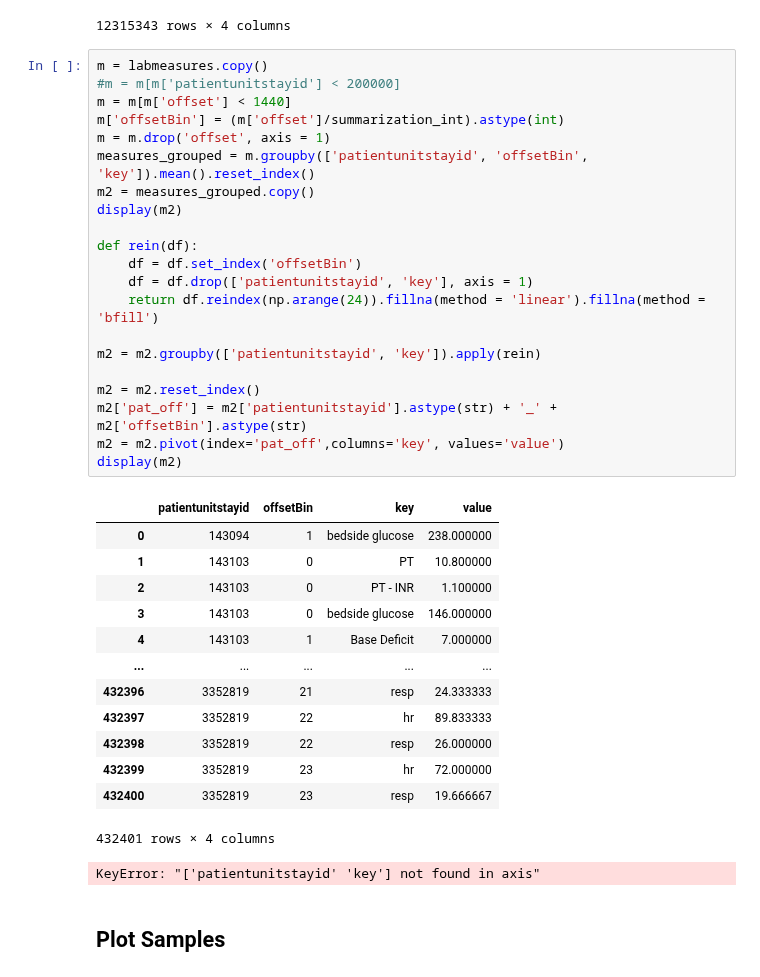
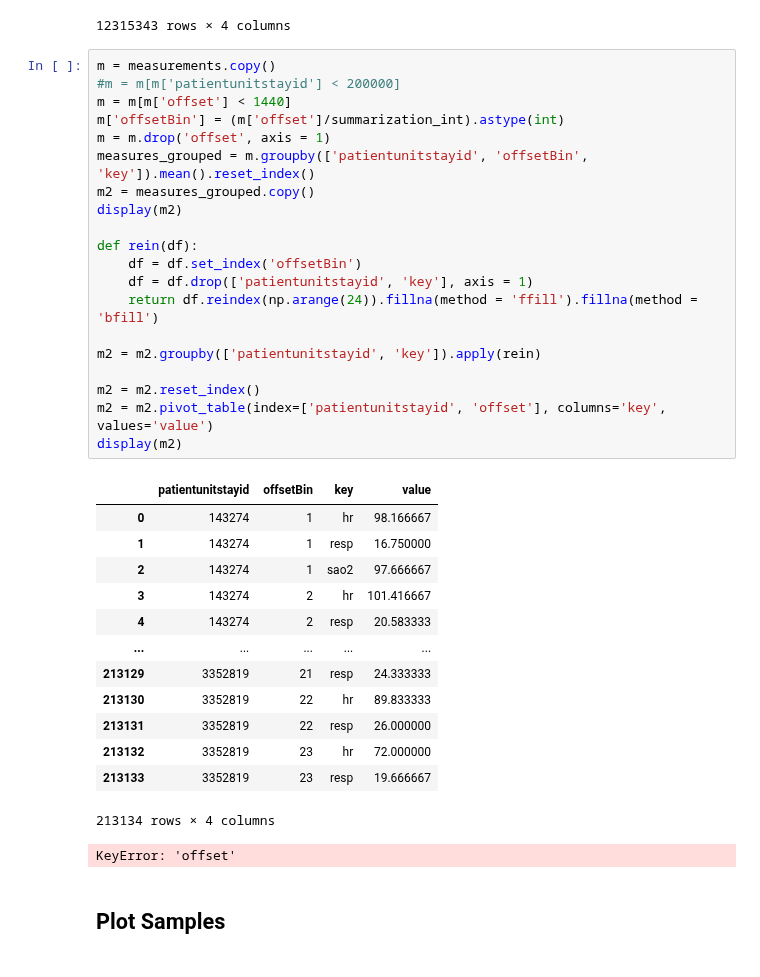
Before and after one commit to adit98/tbi, a Jupyter notebook: Physiology Time Series.ipynb, the cells around one changed output. Saved outputs shown, nothing was run; the diff lists cells and outputs as text.

```diff
--- a/Physiology Time Series.ipynb
+++ b/Physiology Time Series.ipynb
@@ -162,41 +162,40 @@ display(labmeasures)
 | 12322364 | 962326 | 3129.0 | 87.0 | glucose |
 12315343 rows × 4 columns
 # %%
-m = labmeasures.copy()
+m = measurements.copy()
 #m = m[m['patientunitstayid'] < 200000]
 m = m[m['offset'] < 1440]
 m['offsetBin'] = (m['offset']/summarization_int).astype(int)
 m = m.drop('offset', axis = 1)
 measures_grouped = m.groupby(['patientunitstayid', 'offsetBin', 'key']).mean().reset_index()
 m2 = measures_grouped.copy()
 display(m2)
 
 def rein(df):
     df = df.set_index('offsetBin')
     df = df.drop(['patientunitstayid', 'key'], axis = 1)
-    return df.reindex(np.arange(24)).fillna(method = 'linear').fillna(method = 'bfill')
+    return df.reindex(np.arange(24)).fillna(method = 'ffill').fillna(method = 'bfill')
 
 m2 = m2.groupby(['patientunitstayid', 'key']).apply(rein)
 
 m2 = m2.reset_index()
-m2['pat_off'] = m2['patientunitstayid'].astype(str) + '_' + m2['offsetBin'].astype(str)
-m2 = m2.pivot(index='pat_off',columns='key', values='value')
+m2 = m2.pivot_table(index=['patientunitstayid', 'offset'], columns='key', values='value')
 display(m2)
 # %% [output]
 |  | patientunitstayid | offsetBin | key | value |
-| 0 | 143094 | 1 | bedside glucose | 238.000000 |
-| 1 | 143103 | 0 | PT | 10.800000 |
-| 2 | 143103 | 0 | PT - INR | 1.100000 |
-| 3 | 143103 | 0 | bedside glucose | 146.000000 |
-| 4 | 143103 | 1 | Base Deficit | 7.000000 |
+| 0 | 143274 | 1 | hr | 98.166667 |
+| 1 | 143274 | 1 | resp | 16.750000 |
+| 2 | 143274 | 1 | sao2 | 97.666667 |
+| 3 | 143274 | 2 | hr | 101.416667 |
+| 4 | 143274 | 2 | resp | 20.583333 |
 | ... | ... | ... | ... | ... |
-| 432396 | 3352819 | 21 | resp | 24.333333 |
-| 432397 | 3352819 | 22 | hr | 89.833333 |
-| 432398 | 3352819 | 22 | resp | 26.000000 |
-| 432399 | 3352819 | 23 | hr | 72.000000 |
-| 432400 | 3352819 | 23 | resp | 19.666667 |
+| 213129 | 3352819 | 21 | resp | 24.333333 |
+| 213130 | 3352819 | 22 | hr | 89.833333 |
+| 213131 | 3352819 | 22 | resp | 26.000000 |
+| 213132 | 3352819 | 23 | hr | 72.000000 |
+| 213133 | 3352819 | 23 | resp | 19.666667 |
-432401 rows × 4 columns
+213134 rows × 4 columns
-KeyError: "['patientunitstayid' 'key'] not found in axis"
+KeyError: 'offset'
 # %% [markdown]
 ## Plot Samples
 # %% [markdown]
```
Also changed, not shown: parts of 1 cell of this notebook, 5 other files.
